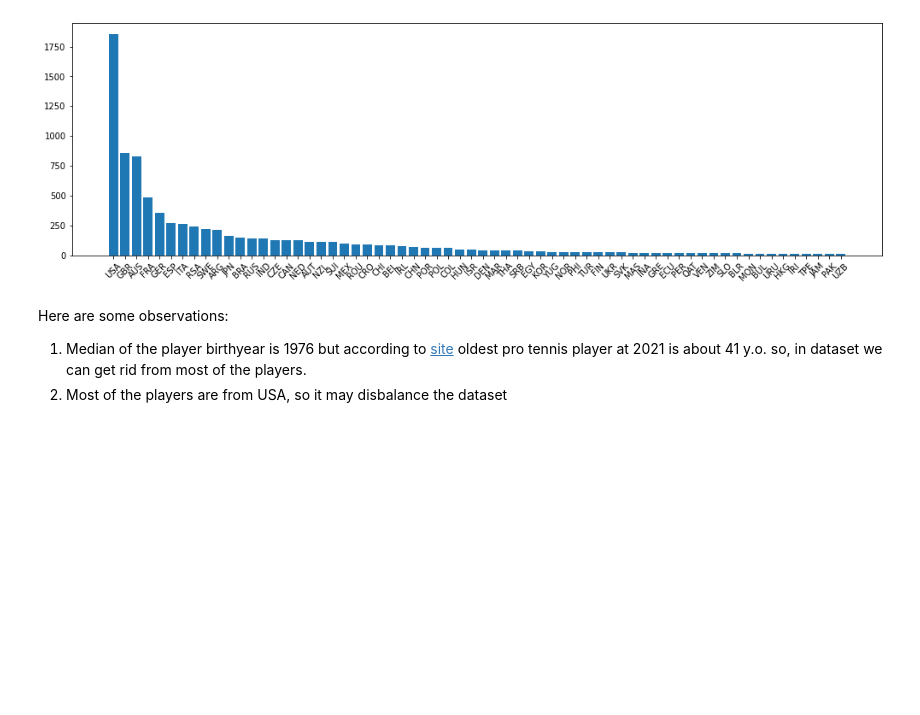
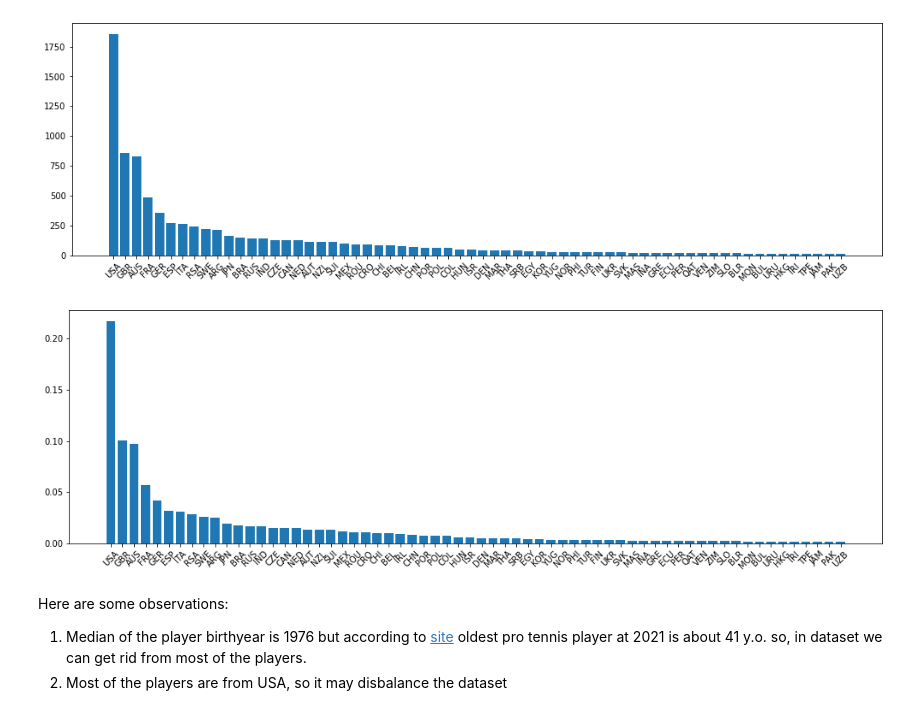
Before and after one commit to Shakhtery/data-mining, a Jupyter notebook: Data_Understanding.ipynb, the cells around one changed output. Drawn from its saved outputs; the diff is of its cells as text; code cells hidden in the pictures; blank space fills up the shorter version.

Commit message:
Updated data understanding notebook

```diff
--- a/Data_Understanding.ipynb
+++ b/Data_Understanding.ipynb
@@ -309,6 +350,16 @@ plt.xticks(player_country.index, player_country["flag_code"], rotation=45)
 plt.show()
 # %% [output]
 [figure]
+# %%
+s = player_country["count"].sum()
+
+# Plot data (in persents)
+plt.figure(figsize=(17, 5))
+plt.bar(player_country.index, player_country["count"] / s)
+plt.xticks(player_country.index, player_country["flag_code"], rotation=45)
+plt.show()
+# %% [output]
+[figure, added]
 # %% [markdown]
 Here are some observations:
 
```
Also changed, not shown: parts of 41 cells of this notebook.
